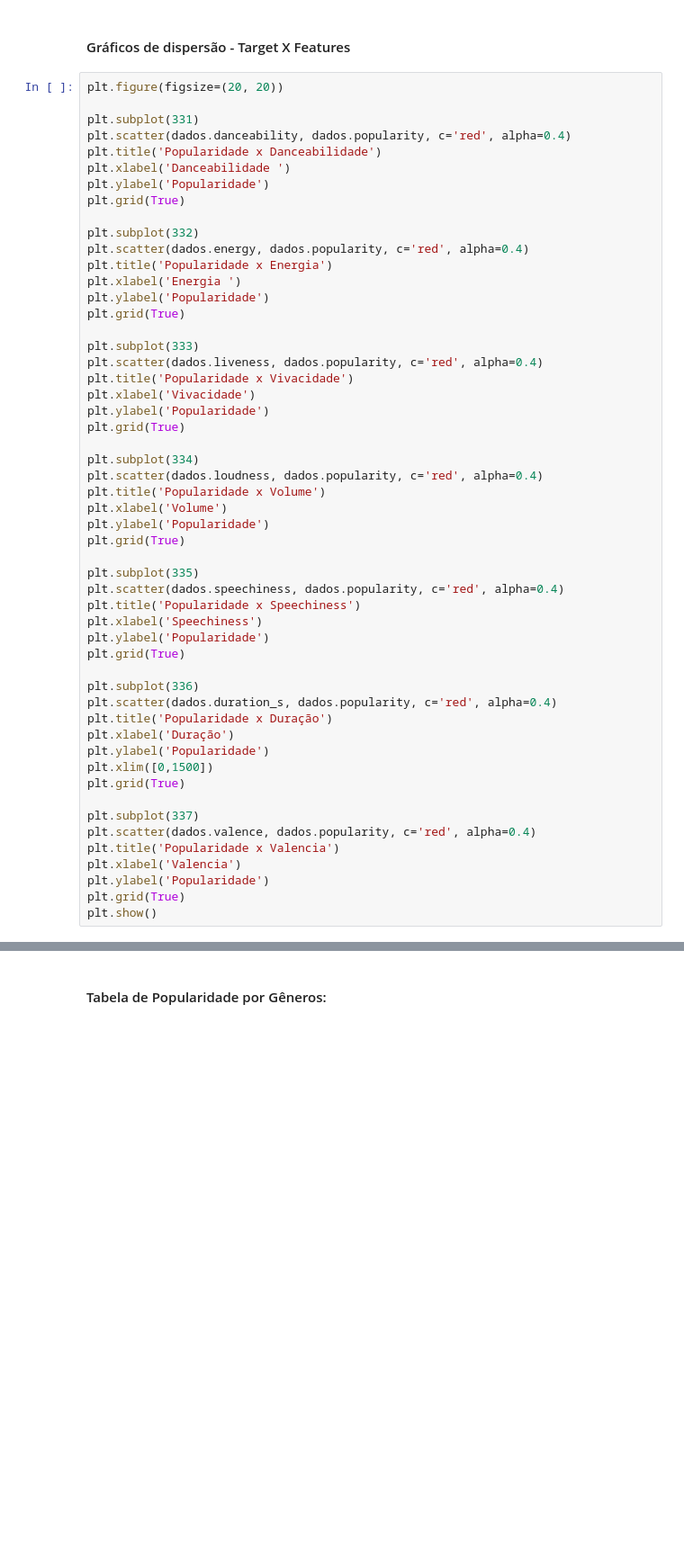
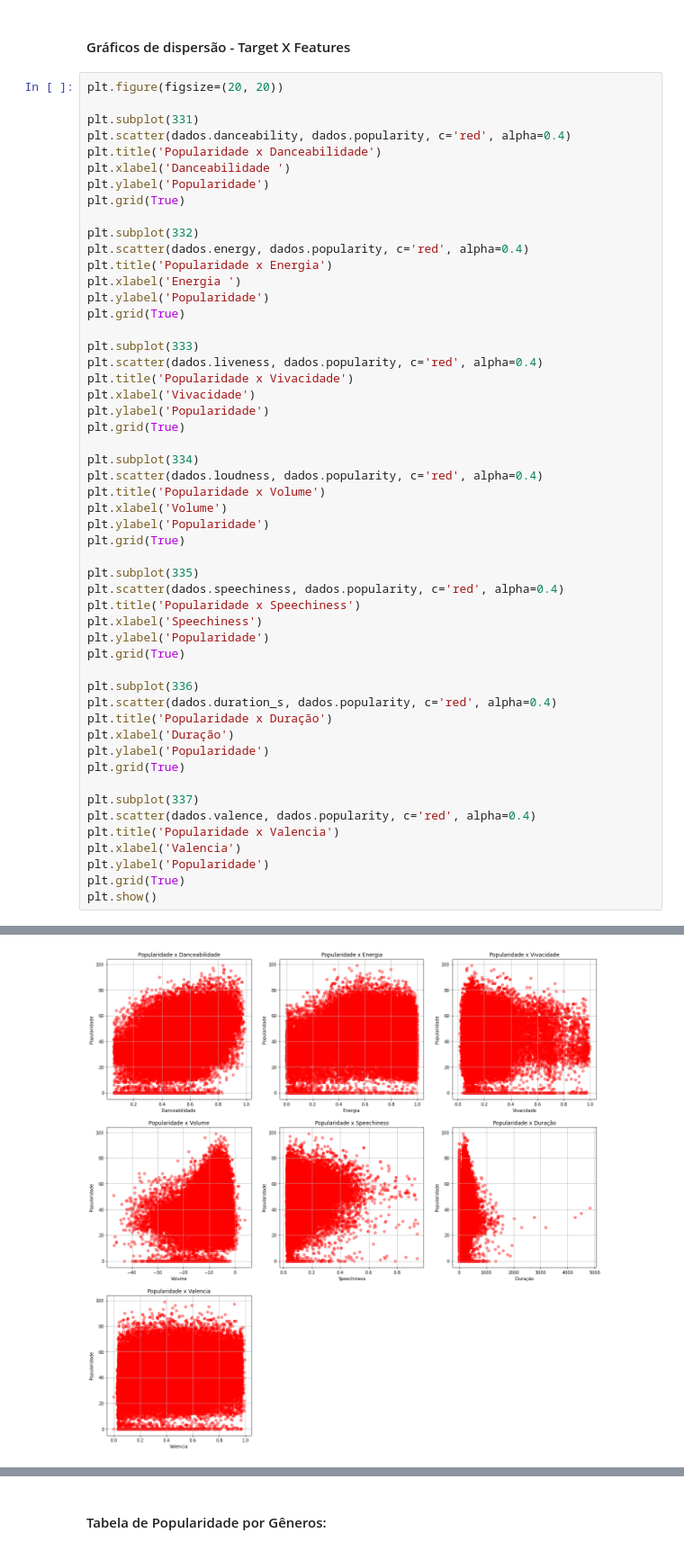
Before and after one commit to juliacfigueiredo/Projeto-2, a Jupyter notebook: Projeto_Final.ipynb, the cells around one changed output, grey strips where cells are left out. Shown: that part at 90% size. Drawn from its saved outputs; the diff is of its cells as text; blank space fills up the shorter version.

```diff
--- a/Projeto_Final.ipynb
+++ b/Projeto_Final.ipynb
@@ -180,7 +168,6 @@ plt.scatter(dados.duration_s, dados.popularity, c='red', alpha=0.4)
 plt.title('Popularidade x Duração')
 plt.xlabel('Duração')
 plt.ylabel('Popularidade')
-plt.xlim([0,1500])
 plt.grid(True)
 
 plt.subplot(337)
@@ -195 +181,2 @@ NameError: name 'plt' is not defined
+[figure, added]
 # %% [markdown]
```
Also changed, not shown: parts of 33 cells of this notebook.
